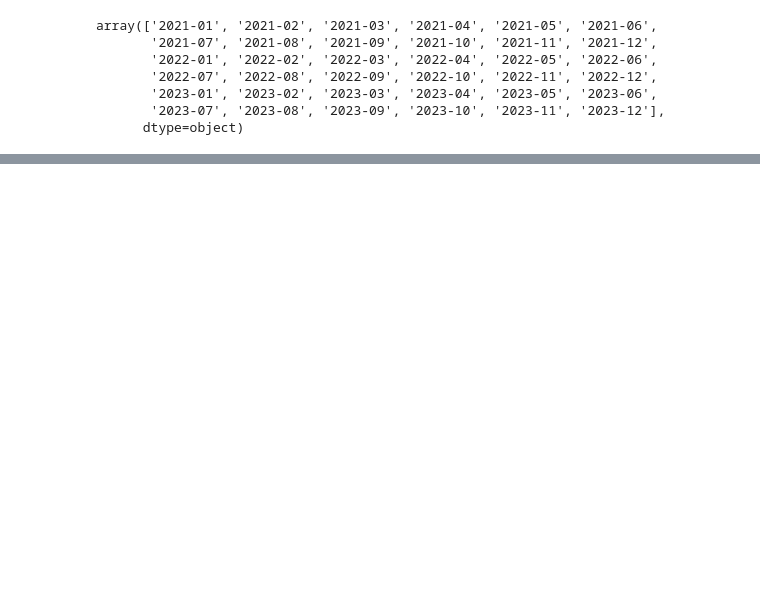
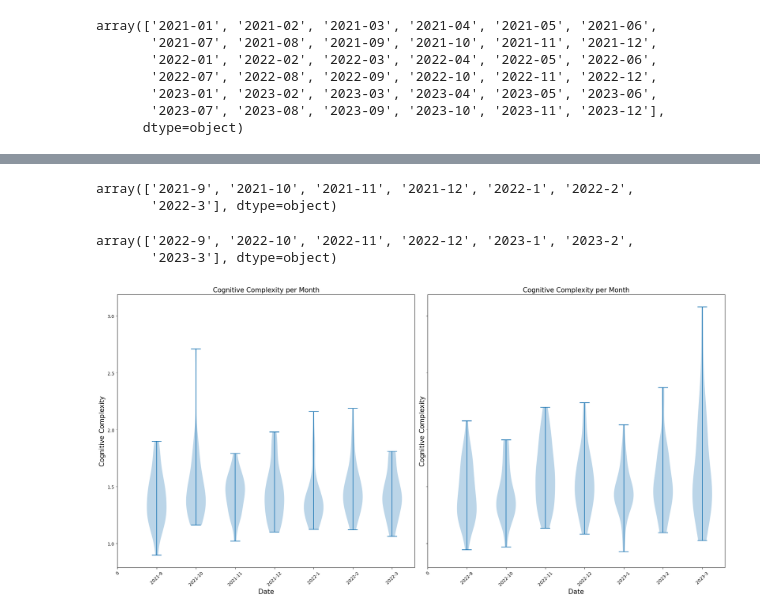
Before and after one commit to boysbeanxious/stackoverflow_src, a Jupyter notebook: complexity/3_cognitive_complexity_viz.ipynb, the cells around one changed output, grey strips where cells are left out. Drawn from its saved outputs; the diff is of its cells as text; code cells hidden in the pictures; blank space fills up the shorter version.

```diff
--- a/complexity/3_cognitive_complexity_viz.ipynb
+++ b/complexity/3_cognitive_complexity_viz.ipynb
@@ -374,0 +492,2 @@ array(['2021-01', '2021-02', '2021-03', '2021-04', '2021-05', '2021-06',
+# %%
+calc_ed_com_box_df = calc_ed_com_mean_df.copy()
@@ -374,0 +510,2 @@ array(['2021-01', '2021-02', '2021-03', '2021-04', '2021-05', '2021-06',
+# %%
+calc_ed_com_box_df['yyyymm'] = calc_ed_com_box_df['cdate'].apply(lambda x : str(x.year)+'-'+str(x.month))
@@ -375,3 +521,5 @@ array(['2021-01', '2021-02', '2021-03', '2021-04', '2021-05', '2021-06',
+# %%
+ym_list = calc_ed_com_box_df['yyyymm'].unique()
 # %%
 [calc_ed_com_box_df[calc_ed_com_box_df['yyyymm']==x]  for x in ym_list]
 # %% [output]
@@ -536,44 +591,56 @@ len(np.arange(2, 13, 1))
+# %%
+ym_list[8:15]
+# %% [output]
+array(['2021-9', '2021-10', '2021-11', '2021-12', '2022-1', '2022-2',
+       '2022-3'], dtype=object)
+# %%
+ym_list[20:27]
+# %% [output]
+array(['2022-9', '2022-10', '2022-11', '2022-12', '2023-1', '2023-2',
+       '2023-3'], dtype=object)
 # %%
 sharey = True ## 또는 sharey=False
 sharex = True ## 또는 sharex=False
 
-fig, axs = plt.subplots(2, 1, figsize = (10, 10), sharey=True, sharex=False)
+fig, axs = plt.subplots(1, 2, figsize = (20, 10), sharey=True, sharex=False)
 # plt.xticks(rotation=45)
 
-axs0_xticks = ym_list[:11]
+axs0_xticks = ym_list[8:15]
 axs0_xticks = np.insert(axs0_xticks, 0, '0')  # 인덱스 2 위치에 100을 추가
 
-axs1_xticks = ym_list[12:]
+axs1_xticks = ym_list[20:27]
 axs1_xticks = np.insert(axs1_xticks, 0, '0')  # 인덱스 2 위치에 100을 추가
-yticks = np.arange(0.5, 5, 0.5)
+# yticks = np.arange(0.5, 5, 0.5)
 
 
-axs[0].violinplot([calc_ed_com_box_df.loc[calc_ed_com_box_df['yyyymm']==x, 'Cognitive Complexity']  for x in ym_list[:11]], positions=np.arange(1, 12, 1))
+axs[0].violinplot([calc_ed_com_box_df.loc[calc_ed_com_box_df['yyyymm']==x, 'Cognitive Complexity']  for x in ym_list[8:15]], positions=np.arange(1, 8, 1))
 axs[0].set_title('Cognitive Complexity per Month', fontsize = 15)
 axs[0].set_xlabel('Date', fontsize = 15)
 axs[0].set_ylabel('Cognitive Complexity', fontsize = 15)
 axs[0].set_xticks(range(len(axs0_xticks)), axs0_xticks)
-axs[0].set_yticks(yticks)
+# axs[0].set_yticks(yticks)
 # axs[1].axvline([major_xticks[-2]], # add vertical line
 #            color = 'blue',
 #            linestyle = '--',
 #            linewidth = 1.5)
 axs[0].tick_params(axis='x', rotation=45)
 
 
 
-axs[1].violinplot([calc_ed_com_box_df.loc[calc_ed_com_box_df['yyyymm']==x, 'Cognitive Complexity']  for x in ym_list[12:]], positions=np.arange(1, 25, 1))
+axs[1].violinplot([calc_ed_com_box_df.loc[calc_ed_com_box_df['yyyymm']==x, 'Cognitive Complexity']  for x in ym_list[20:27]], positions=np.arange(1, 8, 1))
 axs[1].set_title('Cognitive Complexity per Month', fontsize = 15)
 axs[1].set_xlabel('Date', fontsize = 15)
 axs[1].set_ylabel('Cognitive Complexity', fontsize = 15)
 axs[1].set_xticks(range(len(axs1_xticks)), axs1_xticks)
-axs[1].set_yticks(yticks)
+# axs[1].set_yticks(yticks)
 # axs[1].axvline([major_xticks[-2]], # add vertical line
 #            color = 'blue',
 #            linestyle = '--',
 #            linewidth = 1.5)
 axs[1].tick_params(axis='x', rotation=45)
 plt.tight_layout()
 plt.show();
+# %% [output]
+[figure, added]
 # %%
 calc_ed_com_df
```
Also changed, not shown: parts of 55 cells of this notebook, 9 other files.
